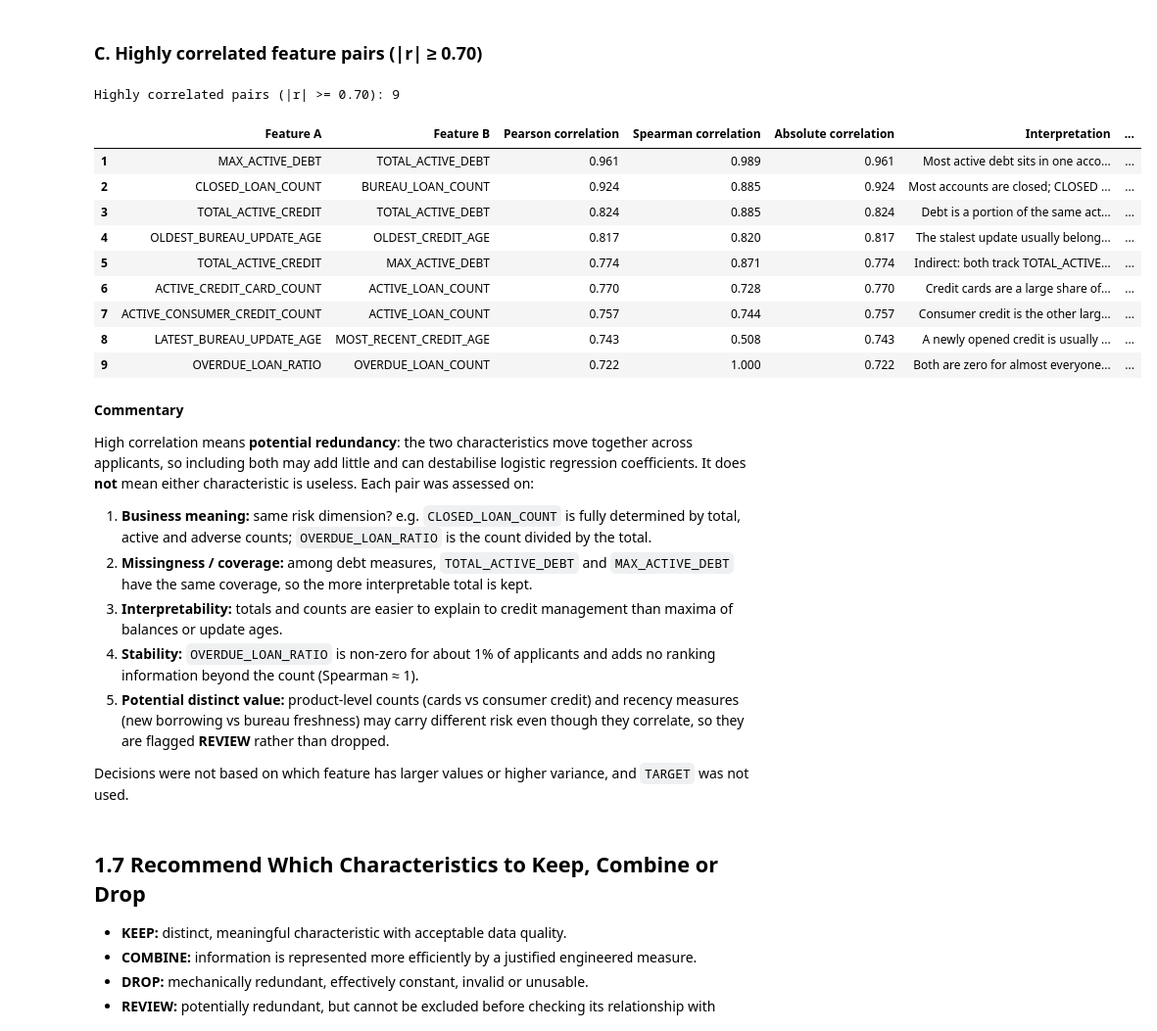
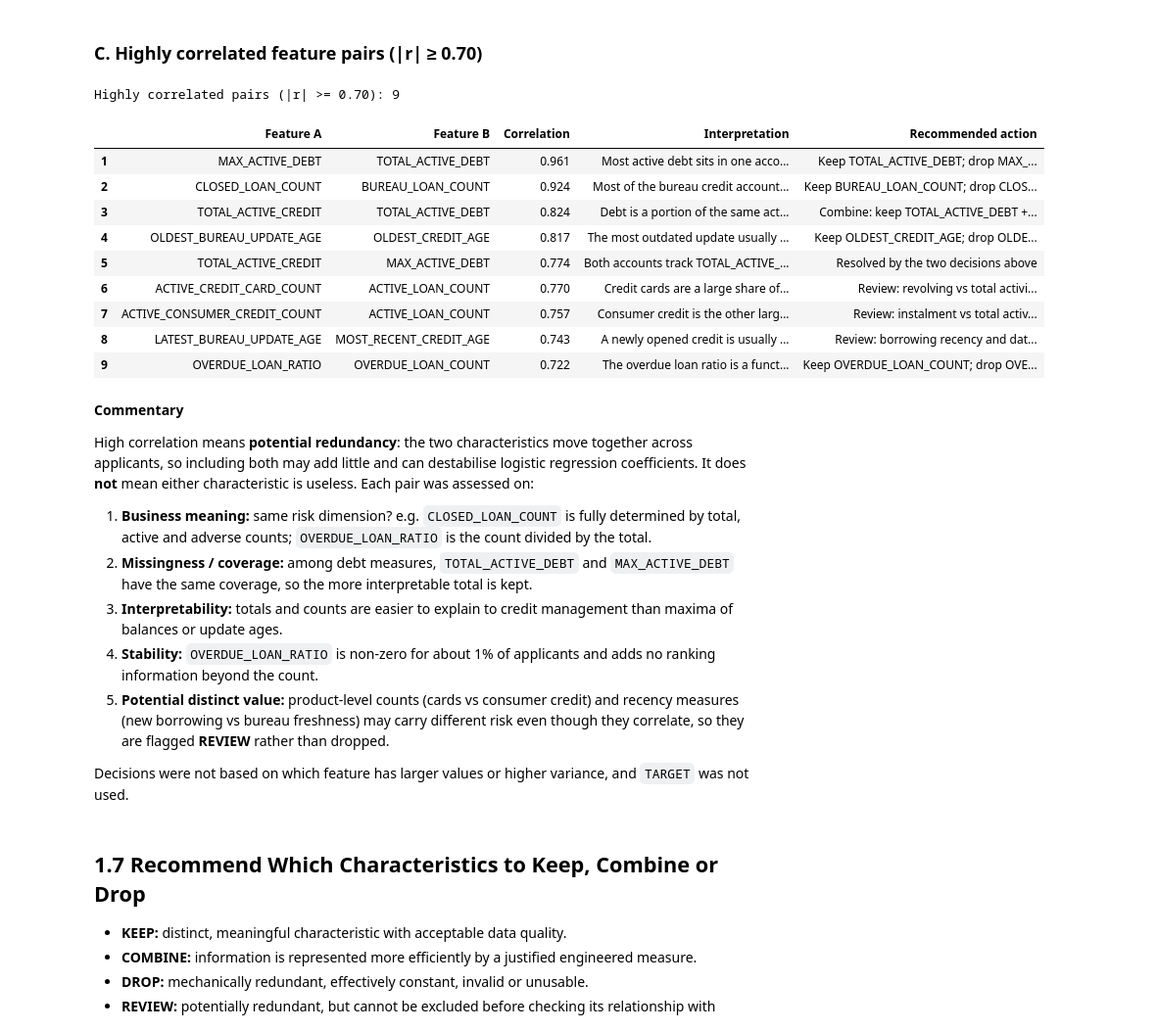
Before and after one commit to LeeLinWang/faproject, a Jupyter notebook: 01_flattened_Bureau_data.ipynb, the cells around one changed output. Shown at 98% size. Saved outputs shown, nothing was run; the diff lists cells and outputs as text; code cells hidden in the pictures.

```diff
--- a/01_flattened_Bureau_data.ipynb
+++ b/01_flattened_Bureau_data.ipynb
@@ -758,9 +742,8 @@ Correlations are calculated between the **engineered applicant-level characteris
 # %% [markdown]
 ### A. Correlation matrix
 # %%
-# Pearson correlation between engineered characteristics
-cor = bureau_flat[engineered_cols].corr(method='pearson')
-cor_spearman = bureau_flat[engineered_cols].corr(method='spearman')
+# Correlation between engineered characteristics
+cor = bureau_flat[engineered_cols].corr()
 
 cor.round(2)
 # %% [output]
@@ -810,61 +793,59 @@ pair_notes = {
         'Most active debt sits in one account, so the largest balance tracks the total.',
         'Keep TOTAL_ACTIVE_DEBT; drop MAX_ACTIVE_DEBT'),
     ('CLOSED_LOAN_COUNT', 'BUREAU_LOAN_COUNT'): (
-        'Most accounts are closed; CLOSED = TOTAL - ACTIVE - ADVERSE, so it is mechanically derived.',
+        'Most of the bureau credit accounts are closed.',
         'Keep BUREAU_LOAN_COUNT; drop CLOSED_LOAN_COUNT'),
     ('TOTAL_ACTIVE_DEBT', 'TOTAL_ACTIVE_CREDIT'): (
-        'Debt is a portion of the same active credit amounts; larger facilities carry larger balances.',
+        'Debt is a portion of the same active credit amounts, a larger facility generally carries larger debt balances.',
         'Combine: keep TOTAL_ACTIVE_DEBT + DEBT_TO_CREDIT_RATIO'),
     ('OLDEST_BUREAU_UPDATE_AGE', 'OLDEST_CREDIT_AGE'): (
-        'The stalest update usually belongs to the oldest (long-closed) account.',
+        'The most outdated update usually belongs to the oldest (long-closed) account.',
         'Keep OLDEST_CREDIT_AGE; drop OLDEST_BUREAU_UPDATE_AGE'),
     ('MAX_ACTIVE_DEBT', 'TOTAL_ACTIVE_CREDIT'): (
-        'Indirect: both track TOTAL_ACTIVE_DEBT.',
+        'Both accounts track TOTAL_ACTIVE_DEBT.',
         'Resolved by the two decisions above'),
     ('ACTIVE_CREDIT_CARD_COUNT', 'ACTIVE_LOAN_COUNT'): (
-        'Credit cards are a large share of active accounts (part-of-whole).',
+        'Credit cards are a large share of active accounts.',
         'Review: revolving vs total activity may carry different risk'),
     ('ACTIVE_CONSUMER_CREDIT_COUNT', 'ACTIVE_LOAN_COUNT'): (
-        'Consumer credit is the other large share of active accounts (part-of-whole).',
+        'Consumer credit is the other large share of active accounts.',
         'Review: instalment vs total activity may carry different risk'),
     ('LATEST_BUREAU_UPDATE_AGE', 'MOST_RECENT_CREDIT_AGE'): (
-        'A newly opened credit is usually also the most recently updated; Spearman is much lower, so the link is driven by a subset.',
+        'A newly opened credit is usually also the most recently updated.',
         'Review: borrowing recency and data freshness are different concepts'),
     ('OVERDUE_LOAN_RATIO', 'OVERDUE_LOAN_COUNT'): (
-        'Both are zero for almost everyone; ratio = count / total, so ranks are nearly identical.',
+        'The overdue loan ratio is a function of overdue loan count.',
         'Keep OVERDUE_LOAN_COUNT; drop OVERDUE_LOAN_RATIO'),
 }
 
 def note_for(a, b, i):
     return pair_notes.get((a, b), pair_notes.get((b, a), ('Not pre-assessed', 'Review')))[i]
 
 high_corr_table = pd.DataFrame({
     'Feature A': [a for a, b in high_corr.index],
     'Feature B': [b for a, b in high_corr.index],
-    'Pearson correlation': high_corr.values,
-    'Spearman correlation': [cor_spearman.loc[a, b] for a, b in high_corr.index],
+    'Correlation': high_corr.values,
 })
-high_corr_table['Absolute correlation'] = high_corr_table['Pearson correlation'].abs()
 high_corr_table['Interpretation'] = [note_for(a, b, 0) for a, b in high_corr.index]
 high_corr_table['Recommended action'] = [note_for(a, b, 1) for a, b in high_corr.index]
-high_corr_table = high_corr_table.sort_values('Absolute correlation', ascending=False).reset_index(drop=True)
+high_corr_table = high_corr_table.sort_values('Correlation', ascending=False).reset_index(drop=True)
 high_corr_table.index = high_corr_table.index + 1
 
 print(f'Highly correlated pairs (|r| >= 0.70): {len(high_corr_table)}')
 with pd.option_context('display.max_colwidth', None):
-    display(high_corr_table.style.format({'Pearson correlation': '{:.3f}', 'Spearman correlation': '{:.3f}', 'Absolute correlation': '{:.3f}'}))
+    display(high_corr_table.style.format({'Correlation': '{:.3f}'}))
 # %% [output]
 Highly correlated pairs (|r| >= 0.70): 9
-|  | Feature A | Feature B | Pearson correlation | Spearman correlation | Absolute correlation | Interpretation | ... |
-| 1 | MAX_ACTIVE_DEBT | TOTAL_ACTIVE_DEBT | 0.961 | 0.989 | 0.961 | Most active debt sits in one acco... | ... |
-| 2 | CLOSED_LOAN_COUNT | BUREAU_LOAN_COUNT | 0.924 | 0.885 | 0.924 | Most accounts are closed; CLOSED ... | ... |
-| 3 | TOTAL_ACTIVE_CREDIT | TOTAL_ACTIVE_DEBT | 0.824 | 0.885 | 0.824 | Debt is a portion of the same act... | ... |
-| 4 | OLDEST_BUREAU_UPDATE_AGE | OLDEST_CREDIT_AGE | 0.817 | 0.820 | 0.817 | The stalest update usually belong... | ... |
-| 5 | TOTAL_ACTIVE_CREDIT | MAX_ACTIVE_DEBT | 0.774 | 0.871 | 0.774 | Indirect: both track TOTAL_ACTIVE... | ... |
-| 6 | ACTIVE_CREDIT_CARD_COUNT | ACTIVE_LOAN_COUNT | 0.770 | 0.728 | 0.770 | Credit cards are a large share of... | ... |
-| 7 | ACTIVE_CONSUMER_CREDIT_COUNT | ACTIVE_LOAN_COUNT | 0.757 | 0.744 | 0.757 | Consumer credit is the other larg... | ... |
-| 8 | LATEST_BUREAU_UPDATE_AGE | MOST_RECENT_CREDIT_AGE | 0.743 | 0.508 | 0.743 | A newly opened credit is usually ... | ... |
-| 9 | OVERDUE_LOAN_RATIO | OVERDUE_LOAN_COUNT | 0.722 | 1.000 | 0.722 | Both are zero for almost everyone... | ... |
+|  | Feature A | Feature B | Correlation | Interpretation | Recommended action |
+| 1 | MAX_ACTIVE_DEBT | TOTAL_ACTIVE_DEBT | 0.961 | Most active debt sits in one acco... | Keep TOTAL_ACTIVE_DEBT; drop MAX_... |
+| 2 | CLOSED_LOAN_COUNT | BUREAU_LOAN_COUNT | 0.924 | Most of the bureau credit account... | Keep BUREAU_LOAN_COUNT; drop CLOS... |
+| 3 | TOTAL_ACTIVE_CREDIT | TOTAL_ACTIVE_DEBT | 0.824 | Debt is a portion of the same act... | Combine: keep TOTAL_ACTIVE_DEBT +... |
+| 4 | OLDEST_BUREAU_UPDATE_AGE | OLDEST_CREDIT_AGE | 0.817 | The most outdated update usually ... | Keep OLDEST_CREDIT_AGE; drop OLDE... |
+| 5 | TOTAL_ACTIVE_CREDIT | MAX_ACTIVE_DEBT | 0.774 | Both accounts track TOTAL_ACTIVE_... | Resolved by the two decisions above |
+| 6 | ACTIVE_CREDIT_CARD_COUNT | ACTIVE_LOAN_COUNT | 0.770 | Credit cards are a large share of... | Review: revolving vs total activi... |
+| 7 | ACTIVE_CONSUMER_CREDIT_COUNT | ACTIVE_LOAN_COUNT | 0.757 | Consumer credit is the other larg... | Review: instalment vs total activ... |
+| 8 | LATEST_BUREAU_UPDATE_AGE | MOST_RECENT_CREDIT_AGE | 0.743 | A newly opened credit is usually ... | Review: borrowing recency and dat... |
+| 9 | OVERDUE_LOAN_RATIO | OVERDUE_LOAN_COUNT | 0.722 | The overdue loan ratio is a funct... | Keep OVERDUE_LOAN_COUNT; drop OVE... |
 # %% [markdown]
 **Commentary**
 
@@ -873,7 +854,7 @@ High correlation means **potential redundancy**: the two characteristics move to
 1. **Business meaning:** same risk dimension? e.g. `CLOSED_LOAN_COUNT` is fully determined by total, active and adverse counts; `OVERDUE_LOAN_RATIO` is the count divided by the total.
 2. **Missingness / coverage:** among debt measures, `TOTAL_ACTIVE_DEBT` and `MAX_ACTIVE_DEBT` have the same coverage, so the more interpretable total is kept.
 3. **Interpretability:** totals and counts are easier to explain to credit management than maxima of balances or update ages.
-4. **Stability:** `OVERDUE_LOAN_RATIO` is non-zero for about 1% of applicants and adds no ranking information beyond the count (Spearman ≈ 1).
+4. **Stability:** `OVERDUE_LOAN_RATIO` is non-zero for about 1% of applicants and adds no ranking information beyond the count.
 5. **Potential distinct value:** product-level counts (cards vs consumer credit) and recency measures (new borrowing vs bureau freshness) may carry different risk even though they correlate, so they are flagged **REVIEW** rather than dropped.
 
 Decisions were not based on which feature has larger values or higher variance, and `TARGET` was not used.
```
Also changed, not shown: parts of 11 cells of this notebook, 1 other file.
